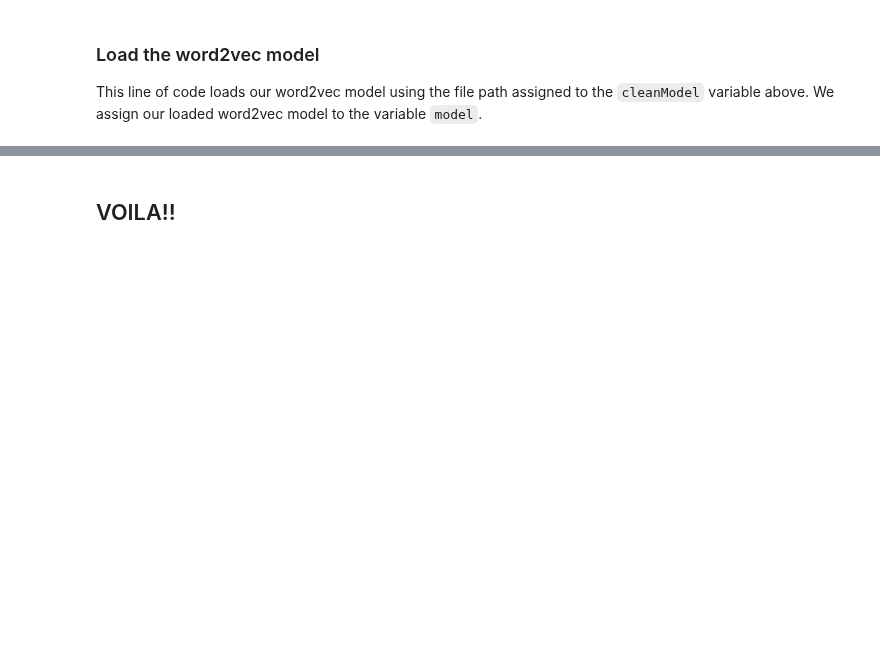
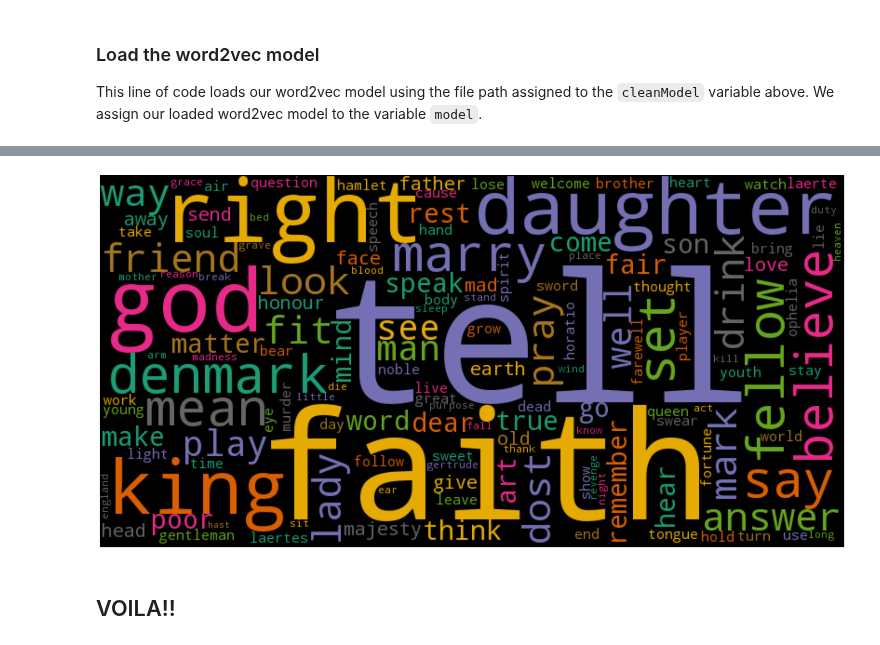
Before and after one commit to cyberdh/Text-Analysis, a Jupyter notebook: TopicModeling/Word2Vec/notebook/word2VecResults.ipynb, the cells around one changed output, grey strips where cells are left out. Cells and saved outputs as stored; diff of their text form; code cells hidden in the pictures; blank space fills up the shorter version.

```diff
--- a/TopicModeling/Word2Vec/notebook/word2VecResults.ipynb
+++ b/TopicModeling/Word2Vec/notebook/word2VecResults.ipynb
@@ -98,3 +139,39 @@ Cosine similarity score between horatio and friend is 0.9496800899505615
+# %%
+# Variables
+maxWrdCnt = 500
+bgColor = "black"
+color = "Dark2"
+minFont = 10
+width = 800
+height = 400
+figureSz = (20,10)
+wcOutputFile = "word2vecWordCloud.png"
+imgFmt = "png"
+dpi = 600
+
+df.set_index(df["Words"],inplace = True)
+df['Words'] = df['Words'].astype(str)
+
+# Additional Stopwords
+stopwords = []
+text = df[~df['Words'].isin(stopwords)]
+
+# Wordcloud aesthetics
+
+wc = wordcloud.WordCloud(background_color = bgColor, width = width, height = height, max_words = maxWrdCnt, colormap = color, min_font_size = minFont).generate_from_frequencies(text['Cosine Scores'])
+
+# show
+plt.figure(figsize = figureSz)
+plt.imshow(wc, interpolation = 'bilinear')
+plt.axis("off")
+plt.tight_layout()
+
+# save graph as an image to file
+plt.savefig(os.path.join(dataResults, wcOutputFile), format = imgFmt, dpi = dpi, bbox_inches = 'tight')
+
+plt.show()
+# %% [output]
+[figure, added]
 # %% [markdown]
 ## VOILA!!
 # %% [markdown]
```
Also changed, not shown: parts of 9 cells of this notebook, 1 other file.
